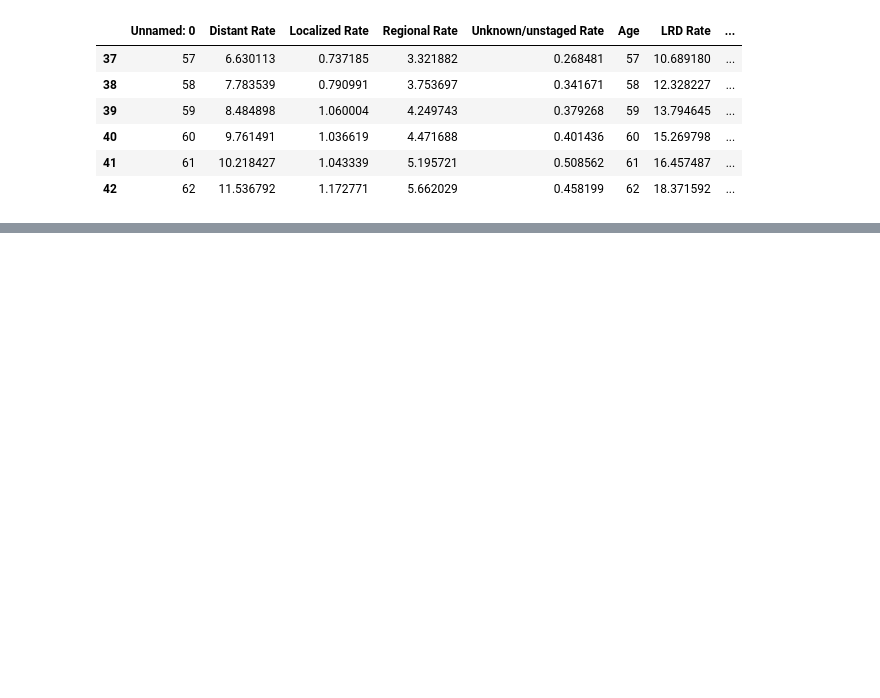
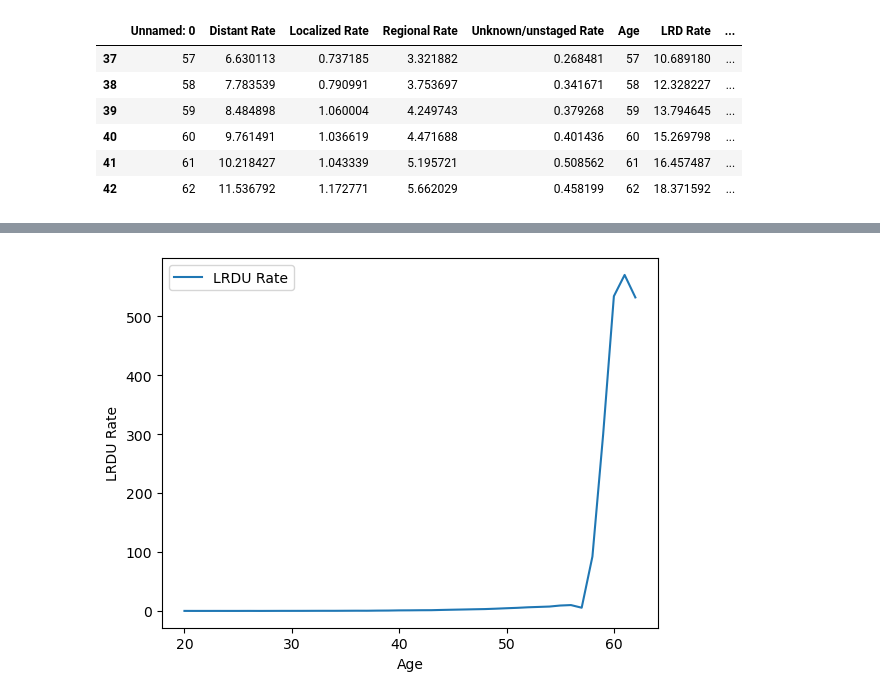
Before and after one commit to CUMC-HIRE/endpac-pancreatic-model, a Jupyter notebook: notebooks/data-prep-nod-risk.ipynb, the cells around one changed output, grey strips where cells are left out. Cells and saved outputs as stored; diff of their text form; code cells hidden in the pictures; blank space fills up the shorter version.

```diff
--- a/notebooks/data-prep-nod-risk.ipynb
+++ b/notebooks/data-prep-nod-risk.ipynb
@@ -90,3 +90,22 @@ nod_df
 nod_df.drop(['Unnamed: 0', 'Distant Rate', 'Localized Rate', 'Regional Rate', 'Unknown/unstaged Rate', 'LRD Rate'], axis=1, inplace=True)
 # %%
 nod_df.to_csv("../data/seer_incidence_nod.csv")
+# %%
+# # Calculate new risks for ages 57-62
+# new_risks_57_62 = csaps(ages, risks_55_62, weights=weights, smooth=0.7, axis=0)(np.arange(57, 63, 1))
+
+# # Modify rows for ages 57-62
+# nod_df = seer_inc.query('Age > 56 & Age < 63').copy()
+# nod_df['LRDU Rate'] = new_risks_57_62
+# nod_df['LocalU'] = nod_df['pLocal'] * nod_df['LRDU Rate']
+# nod_df['RegionalU'] = nod_df['pRegional'] * nod_df['LRDU Rate']
+# nod_df['DistantU'] = nod_df['pDistant'] * nod_df['LRDU Rate']
+
+# Original data for ages 20-56
+original_df = seer_inc.query('Age <= 56').copy()
+
+# Combine original (20-56) and modified (57-62)
+combined_df = pd.concat([original_df, nod_df], axis=0).sort_values(by='Age').reset_index(drop=True)
+
+# Output combined dataframe
+print(combined_df)
@@ -92,0 +151,10 @@ nod_df.to_csv("../data/seer_incidence_nod.csv")
+# %%
+import matplotlib.pyplot as plt
+
+plt.plot(combined_df['Age'], combined_df['LRDU Rate'], label='LRDU Rate')
+plt.xlabel('Age')
+plt.ylabel('LRDU Rate')
+plt.legend()
+plt.show()
+# %% [output]
+[figure, added]
```
Also changed, not shown: parts of 7 cells of this notebook, 2 other files.
